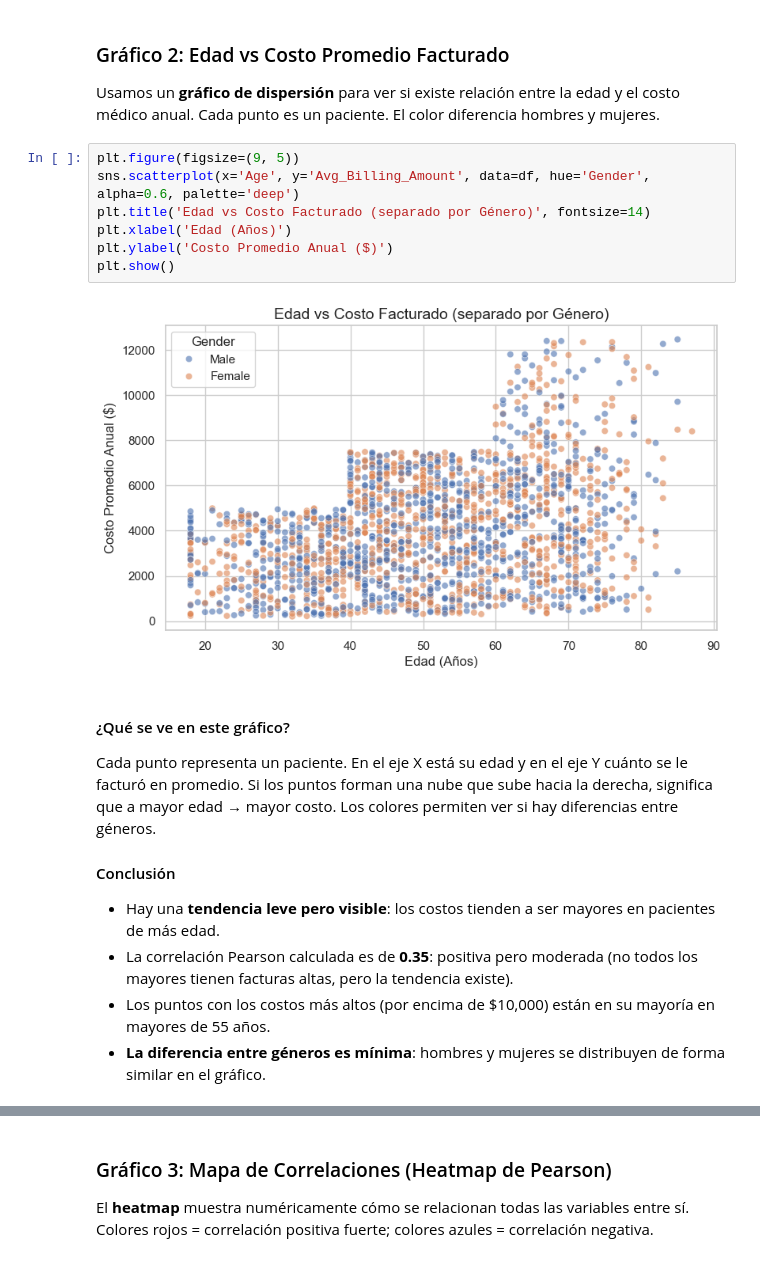
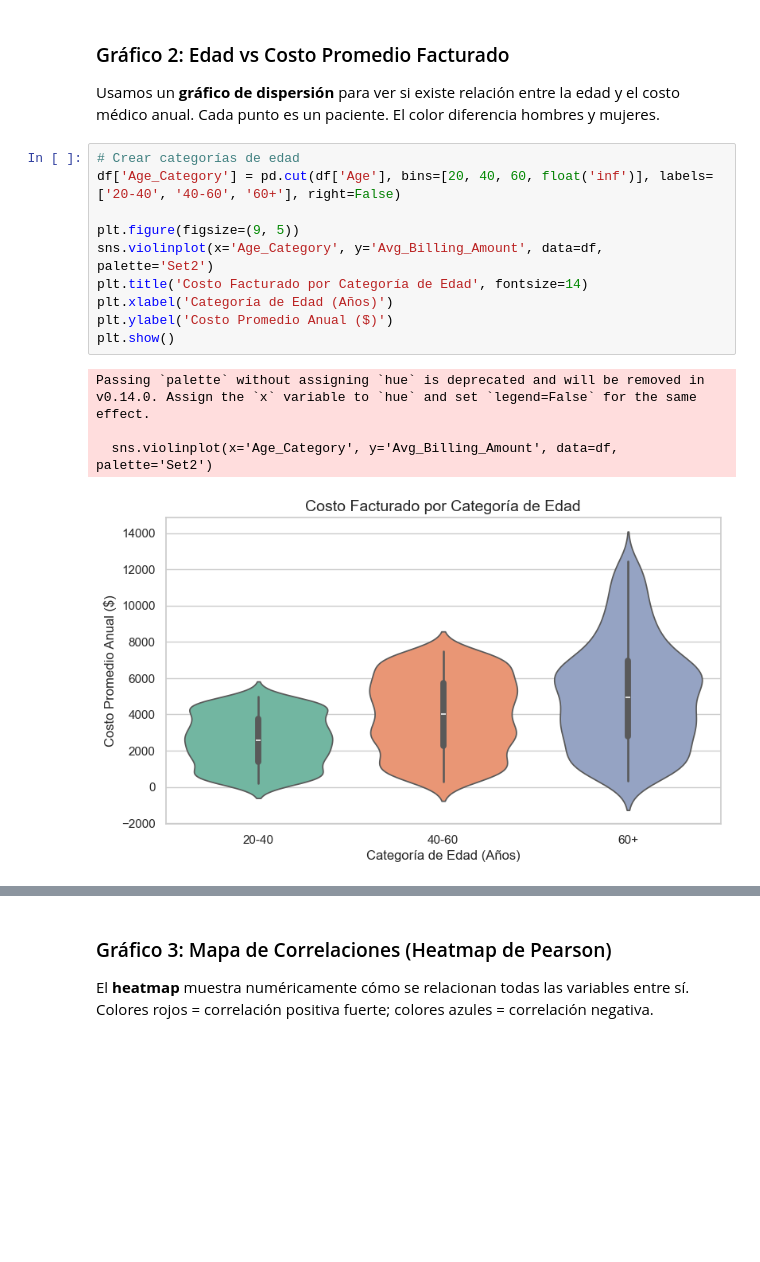
Before and after one commit to valentinarias-dtsc/taller_bigdata_2, a Jupyter notebook: Trabajo_BigData2.ipynb, the cells around one changed output, grey strips where cells are left out. Saved outputs shown, nothing was run; the diff lists cells and outputs as text; blank space fills up the shorter version.

```diff
--- a/Trabajo_BigData2.ipynb
+++ b/Trabajo_BigData2.ipynb
@@ -137,25 +159,17 @@ la edad será una variable muy influyente.
 Usamos un **gráfico de dispersión** para ver si existe relación entre la edad y el costo médico anual.
 Cada punto es un paciente. El color diferencia hombres y mujeres.
 # %%
+# Crear categorías de edad
+df['Age_Category'] = pd.cut(df['Age'], bins=[20, 40, 60, float('inf')], labels=['20-40', '40-60', '60+'], right=False)
+
 plt.figure(figsize=(9, 5))
-sns.scatterplot(x='Age', y='Avg_Billing_Amount', data=df, hue='Gender', alpha=0.6, palette='deep')
-plt.title('Edad vs Costo Facturado (separado por Género)', fontsize=14)
-plt.xlabel('Edad (Años)')
+sns.violinplot(x='Age_Category', y='Avg_Billing_Amount', data=df, palette='Set2')
+plt.title('Costo Facturado por Categoría de Edad', fontsize=14)
+plt.xlabel('Categoría de Edad (Años)')
 plt.ylabel('Costo Promedio Anual ($)')
 plt.show()
 # %% [output]
+Passing `palette` without assigning `hue` is deprecated and will be removed in v0.14.0. Assign the `x` variable to `hue` and set `legend=False` for the same effect.
+
+  sns.violinplot(x='Age_Category', y='Avg_Billing_Amount', data=df, palette='Set2')
-[figure, old version]
+[figure, new version]
-# %% [markdown]
-#### ¿Qué se ve en este gráfico?
-
-Cada punto representa un paciente. En el eje X está su edad y en el eje Y cuánto se le facturó en promedio.
-Si los puntos forman una nube que sube hacia la derecha, significa que a mayor edad → mayor costo.
-Los colores permiten ver si hay diferencias entre géneros.
-
-#### Conclusión
-
-- Hay una **tendencia leve pero visible**: los costos tienden a ser mayores en pacientes de más edad.
-- La correlación Pearson calculada es de **0.35**: positiva pero moderada
-(no todos los mayores tienen facturas altas, pero la tendencia existe).
-- Los puntos con los costos más altos (por encima de $10,000) están en su mayoría en mayores de 55 años.
-- **La diferencia entre géneros es mínima**: hombres y mujeres se distribuyen de forma similar en el gráfico.
```
Also changed, not shown: parts of 7 cells of this notebook.
